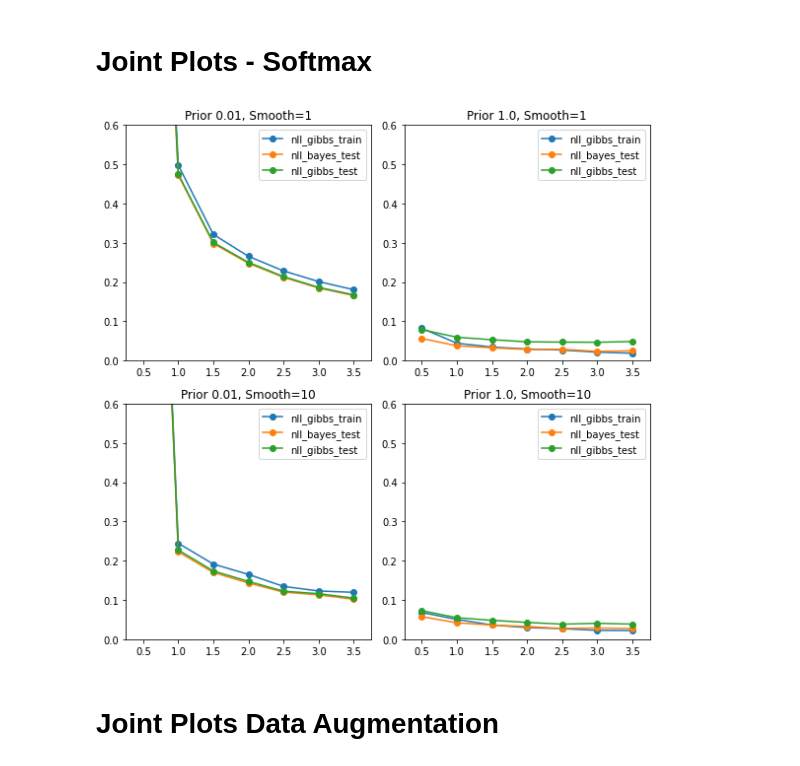
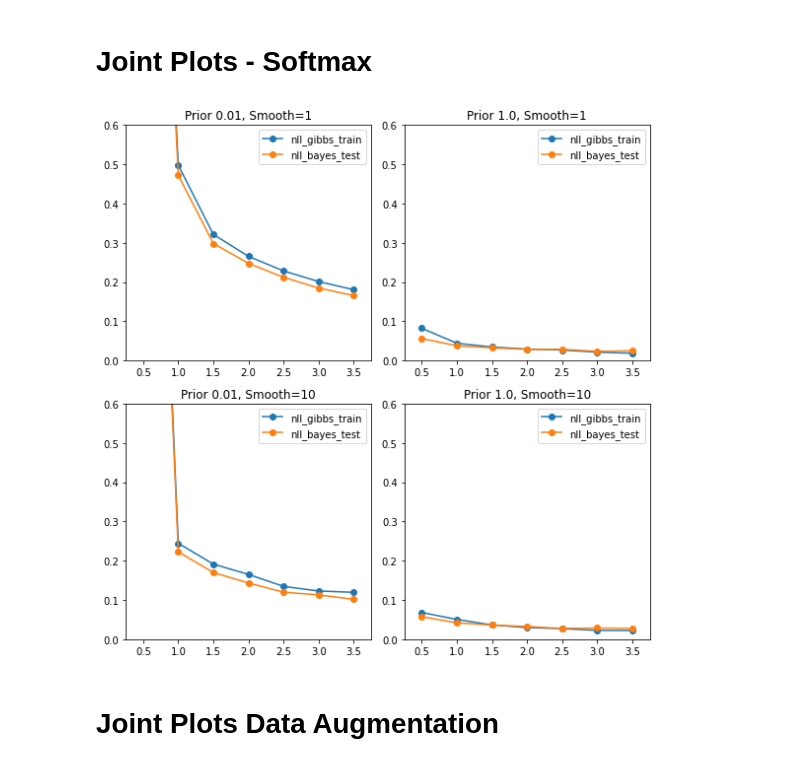
Before and after one commit to pyijiezhang/cold-posteriors-and-pacbayes, a Jupyter notebook: results/bnn_classification_mfvi/results_vi_nn_classification_andres.ipynb, the cells around one changed output. Cells and saved outputs as stored; diff of their text form; code cells hidden in the pictures.

```diff
--- a/results/bnn_classification_mfvi/results_vi_nn_classification_andres.ipynb
+++ b/results/bnn_classification_mfvi/results_vi_nn_classification_andres.ipynb
@@ -385,7 +385,7 @@ prior=0.01
 # plot the data on each subplot and set the limits
 axs[0, 0].plot(cpe_weights, all_metrics_priors[prior][seed][train_loss], marker="o", label=train_loss)
 axs[0, 0].plot(cpe_weights, all_metrics_priors[prior][seed][test_loss], marker="o", label=test_loss)
-axs[0, 0].plot(cpe_weights, all_metrics_priors[prior][seed][test_loss_g], marker="o", label=test_loss_g)
+#axs[0, 0].plot(cpe_weights, all_metrics_priors[prior][seed][test_loss_g], marker="o", label=test_loss_g)
 axs[0, 0].set_xlim(x_lim)
 axs[0, 0].set_ylim(y_lim)
 axs[0, 0].set_title("Prior 0.01, Smooth=1")
@@ -395,7 +395,7 @@ axs[0, 0].legend()
 prior=1.0
 axs[0, 1].plot(cpe_weights, all_metrics_priors[prior][seed][train_loss], marker="o", label=train_loss)
 axs[0, 1].plot(cpe_weights, all_metrics_priors[prior][seed][test_loss], marker="o", label=test_loss)
-axs[0, 1].plot(cpe_weights, all_metrics_priors[prior][seed][test_loss_g], marker="o", label=test_loss_g)
+#axs[0, 1].plot(cpe_weights, all_metrics_priors[prior][seed][test_loss_g], marker="o", label=test_loss_g)
 axs[0, 1].set_xlim(x_lim)
 axs[0, 1].set_ylim(y_lim)
 axs[0, 1].set_title("Prior 1.0, Smooth=1")
@@ -403,36 +403,36 @@ axs[0, 1].legend()
 
 
 
 gamma=10.0
 axs[1, 0].plot(cpe_weights, all_metrics_softmax[gamma][seed][train_loss], marker="o", label=train_loss)
 axs[1, 0].plot(cpe_weights, all_metrics_softmax[gamma][seed][test_loss], marker="o", label=test_loss)
-axs[1, 0].plot(cpe_weights, all_metrics_softmax[gamma][seed][test_loss_g], marker="o", label=test_loss_g)
+#axs[1, 0].plot(cpe_weights, all_metrics_softmax[gamma][seed][test_loss_g], marker="o", label=test_loss_g)
 axs[1, 0].set_xlim(x_lim)
 axs[1, 0].set_ylim(y_lim)
 axs[1, 0].set_title("Prior 0.01, Smooth=10")
 axs[1, 0].legend()
 
 
 gamma=10.0
 axs[1, 1].plot(cpe_weights, all_metrics_softmax_prior[gamma][seed][train_loss], marker="o", label=train_loss)
 axs[1, 1].plot(cpe_weights, all_metrics_softmax_prior[gamma][seed][test_loss], marker="o", label=test_loss)
-axs[1, 1].plot(cpe_weights, all_metrics_softmax_prior[gamma][seed][test_loss_g], marker="o", label=test_loss_g)
+#axs[1, 1].plot(cpe_weights, all_metrics_softmax_prior[gamma][seed][test_loss_g], marker="o", label=test_loss_g)
 axs[1, 1].set_xlim(x_lim)
 axs[1, 1].set_ylim(y_lim)
 axs[1, 1].set_title("Prior 1.0, Smooth=10")
 axs[1, 1].legend()
 
 
 
 # adjust the spacing between subplots
 fig.tight_layout()
 
 plt.savefig("cold-posterior-images/biglenet-jointplots-model-misspecification.pdf", format = "pdf",bbox_inches='tight')
 
 # show the plot
 plt.show()
 # %% [output]
-[figure, old version]
+[figure, new version]
 # %% [markdown]
 # Joint Plots Data Augmentation
 # %%
```
Also changed, not shown: parts of 11 cells of this notebook.
